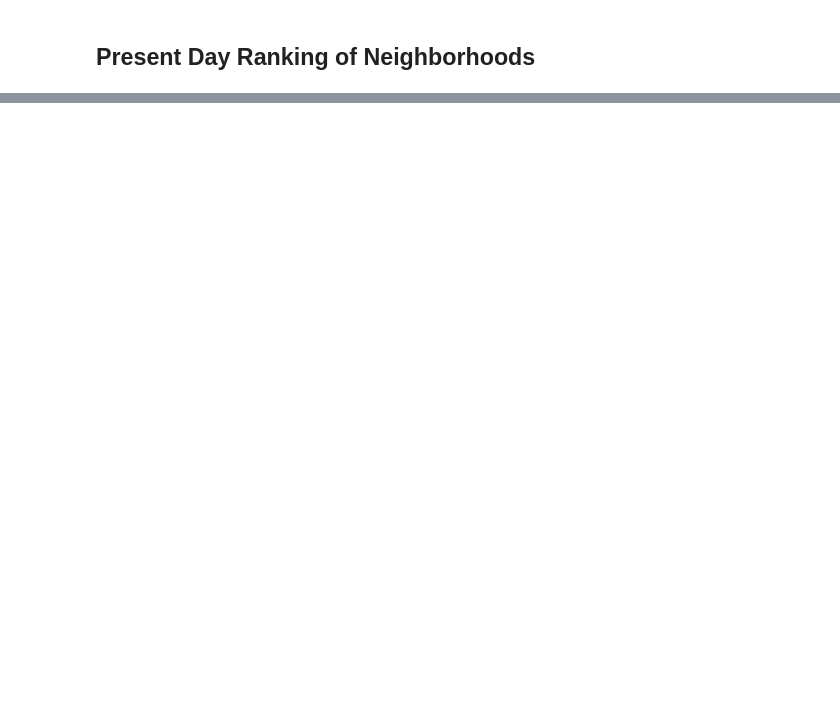
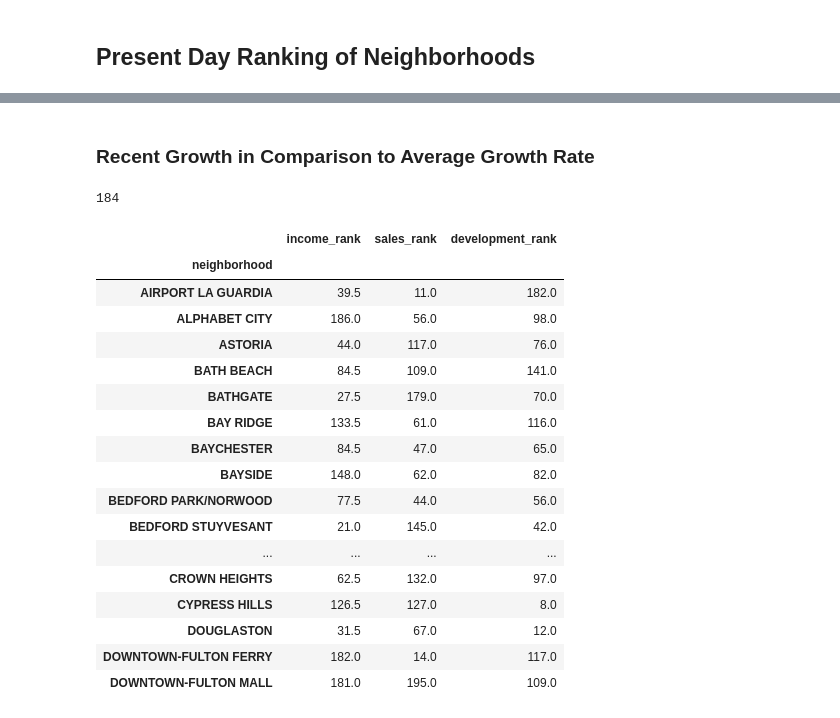
Before and after one commit to ekuo651/NYC-RE-Neighborhood-Trends, a Jupyter notebook: Joint_Analysis.ipynb, the cells around one changed output, grey strips where cells are left out. Saved outputs shown, nothing was run; the diff lists cells and outputs as text; code cells hidden in the pictures; blank space fills up the shorter version.

```diff
--- a/Joint_Analysis.ipynb
+++ b/Joint_Analysis.ipynb
@@ -117,0 +208,32 @@ dev_df.head()
+# %% [markdown]
+### Recent Growth in Comparison to Average Growth Rate
+# %%
+growth_3yr_ranking = pd.concat([income_df['growth_3yr_rank'], sales_df['growth_3yr_rank'], dev_df['growth_3yr_rank']],
+                            axis='columns',
+                            join = 'inner')
+growth_3yr_rank_columns = ['income_rank', 'sales_rank','development_rank']
+growth_3yr_ranking.columns = growth_3yr_rank_columns
+len(growth_3yr_ranking)
+# %% [output]
+184
+# %%
+growth_3yr_ranking.head(50)
+# %% [output]
+|  | income_rank | sales_rank | development_rank |
+| neighborhood |  |  |  |
+| AIRPORT LA GUARDIA | 39.5 | 11.0 | 182.0 |
+| ALPHABET CITY | 186.0 | 56.0 | 98.0 |
+| ASTORIA | 44.0 | 117.0 | 76.0 |
+| BATH BEACH | 84.5 | 109.0 | 141.0 |
+| BATHGATE | 27.5 | 179.0 | 70.0 |
+| BAY RIDGE | 133.5 | 61.0 | 116.0 |
+| BAYCHESTER | 84.5 | 47.0 | 65.0 |
+| BAYSIDE | 148.0 | 62.0 | 82.0 |
+| BEDFORD PARK/NORWOOD | 77.5 | 44.0 | 56.0 |
+| BEDFORD STUYVESANT | 21.0 | 145.0 | 42.0 |
+| ... | ... | ... | ... |
+| CROWN HEIGHTS | 62.5 | 132.0 | 97.0 |
+| CYPRESS HILLS | 126.5 | 127.0 | 8.0 |
+| DOUGLASTON | 31.5 | 67.0 | 12.0 |
+| DOWNTOWN-FULTON FERRY | 182.0 | 14.0 | 117.0 |
+| DOWNTOWN-FULTON MALL | 181.0 | 195.0 | 109.0 |
```
Also changed, not shown: parts of 9 cells of this notebook.
